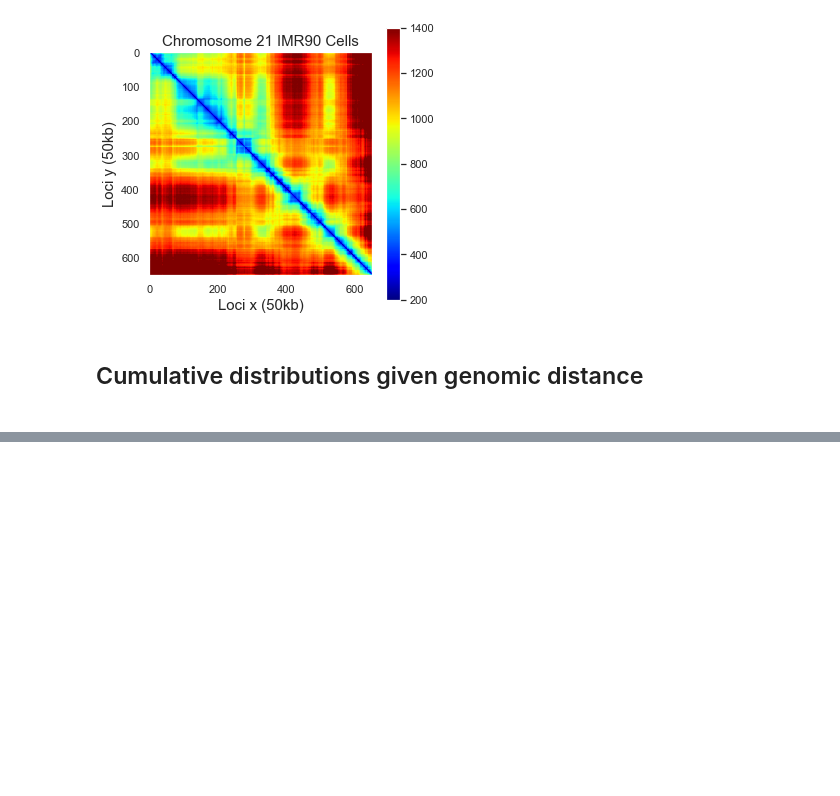
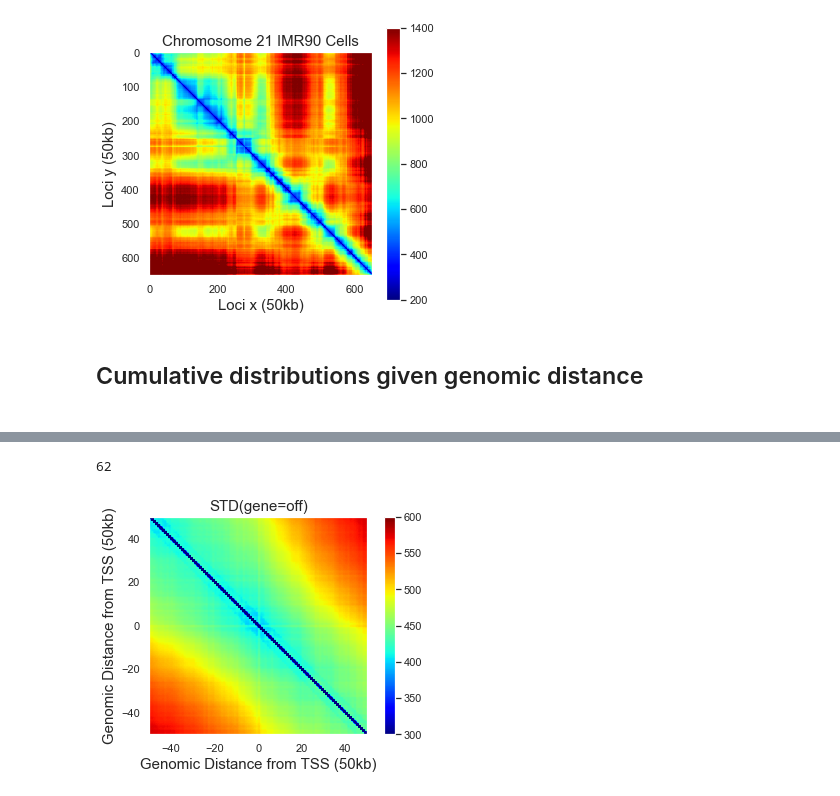
Before and after one commit to CHB-Bohrer/co-bursting, a Jupyter notebook: Analysis_1.ipynb, the cells around one changed output, grey strips where cells are left out. Saved outputs shown, nothing was run; the diff lists cells and outputs as text; code cells hidden in the pictures; blank space fills up the shorter version.

```diff
--- a/Analysis_1.ipynb
+++ b/Analysis_1.ipynb
@@ -178,0 +448,39 @@ fig.savefig("Figures/"+"Median.png", dpi=300, bbox_inches='tight')
+# %%
+#Here I am going to generate the average STD between surrounding loci for gene on
+Med_Dis={};
+count=0
+for barcode in range(600):
+    file='Transcription_Trajectories/Test'+str(barcode)+'.npy'
+    trans=np.load(file)
+
+    if np.sum(trans)>1:
+        try:
+            #It is the STD, ignore the names within the folder
+            file = "Single_Gene_off_std/Median_"+str(barcode)
+            ff=pd.read_csv(file)
+            Meds=ff.values[barcode-50:barcode+50,barcode-50:barcode+50]#ff2.values[barcode-50:barcode+50,barcode-50:barcode+50]
+            if np.sum(Meds)>0:
+                Med_Dis[count]= Meds
+                count=count+1
+        except:
+            pass
+
+Temp=Med_Dis[0]*0
+for i in range(len(Med_Dis)):
+    Temp=Temp+Med_Dis[i]
+
+Average2=Temp/(len(Med_Dis)+1)
+print(len(Med_Dis))
+fig=plt.figure()
+vv1=plt.imshow((Average2), cmap=cm, extent=(-50,50,-50,50))
+plt.grid(b=None)
+vv1.set_clim(300, 600)
+#vv1.set_clim(-50, 50)
+plt.colorbar(vv1)
+plt.title('STD(gene=off)',fontsize=15)
+plt.xlabel('Genomic Distance from TSS (50kb)',fontsize=15)
+plt.ylabel('Genomic Distance from TSS (50kb)',fontsize=15)
+fig.savefig("Figures/"+"STD_gene_off.png", dpi=300, bbox_inches='tight')
+# %% [output]
+62
+[figure, added]
```
Also changed, not shown: parts of 23 cells of this notebook, 6 other files.
